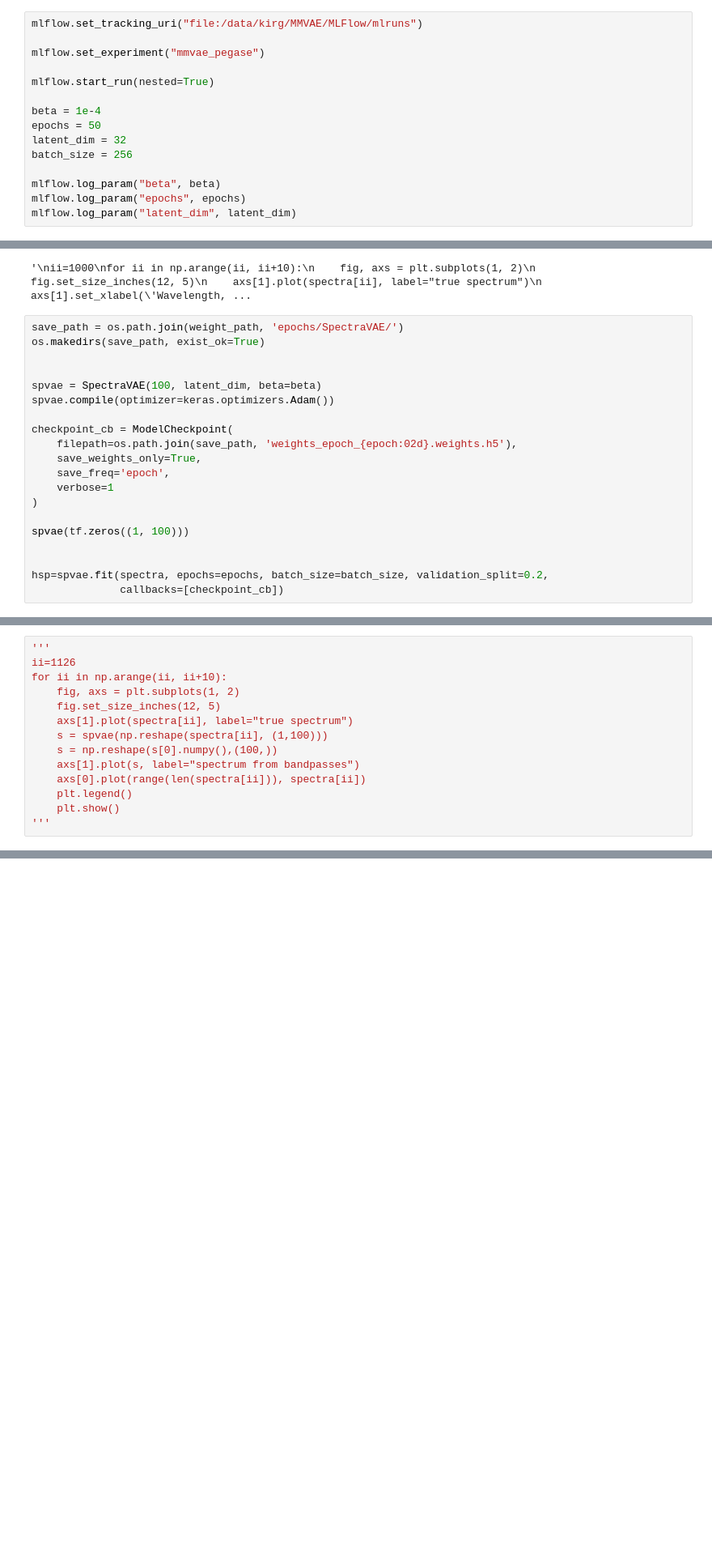
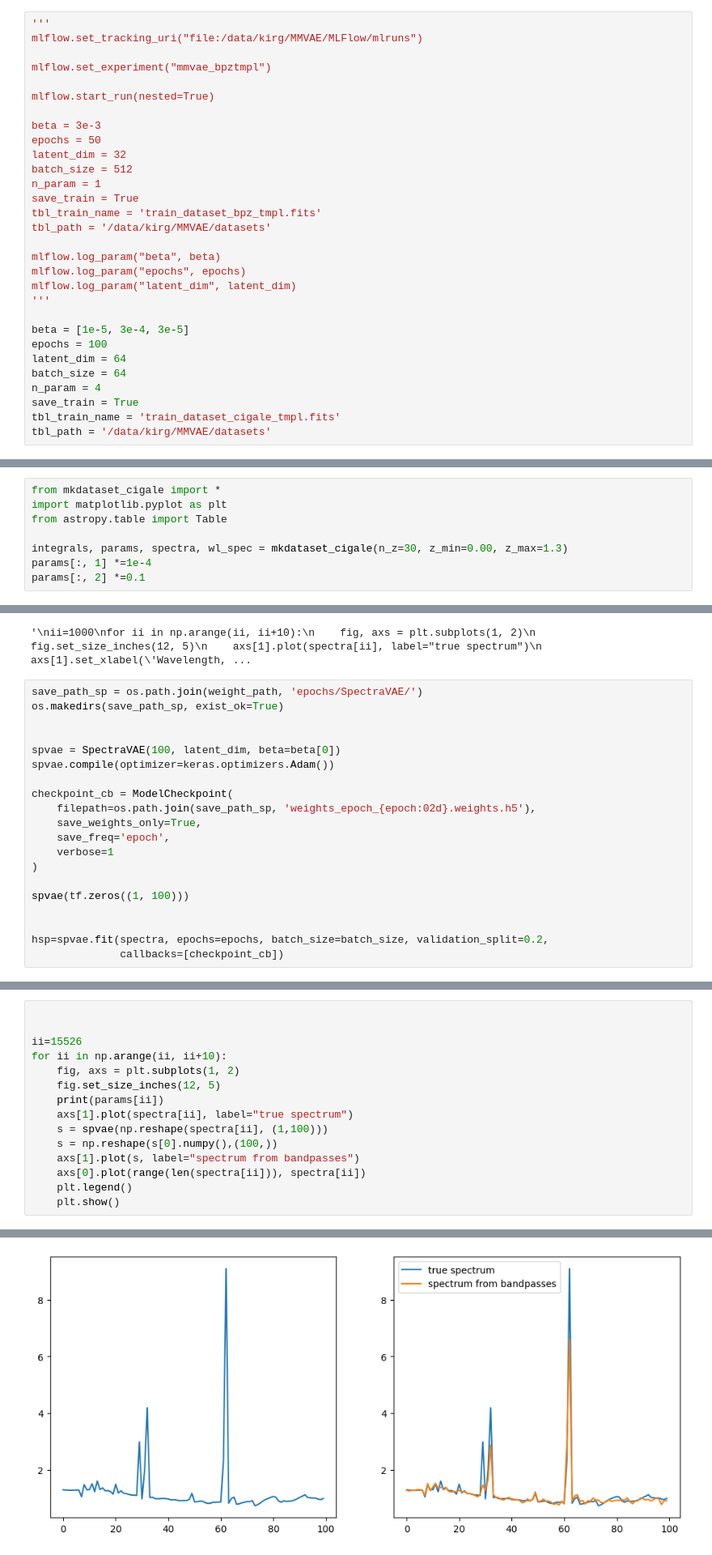
Before and after one commit to astrodeepnet/vae_mpoe, a Jupyter notebook: VAE_HSC_interp_PEGASE_2_sampling_spectrain.ipynb, the cells around one changed output, grey strips where cells are left out. Shown at 81% size. Cells and saved outputs as stored; diff of their text form; blank space fills up the shorter version.

```diff
--- a/VAE_HSC_interp_PEGASE_2_sampling_spectrain.ipynb
+++ b/VAE_HSC_interp_PEGASE_2_sampling_spectrain.ipynb
@@ -51,15 +54,30 @@ I0000 00:00:1751127801.014610   40977 gpu_device.cc:2019] Created device /device
 # %%
+'''
 mlflow.set_tracking_uri("file:/data/kirg/MMVAE/MLFlow/mlruns")
 
-mlflow.set_experiment("mmvae_pegase")
+mlflow.set_experiment("mmvae_bpztmpl")
 
 mlflow.start_run(nested=True)
 
-beta = 1e-4
+beta = 3e-3
 epochs = 50
 latent_dim = 32
-batch_size = 256
+batch_size = 512
+n_param = 1
+save_train = True
+tbl_train_name = 'train_dataset_bpz_tmpl.fits'
+tbl_path = '/data/kirg/MMVAE/datasets'
 
 mlflow.log_param("beta", beta)
 mlflow.log_param("epochs", epochs)
 mlflow.log_param("latent_dim", latent_dim)
+'''
+
+beta = [1e-5, 3e-4, 3e-5]
+epochs = 100
+latent_dim = 64
+batch_size = 64
+n_param = 4
+save_train = True
+tbl_train_name = 'train_dataset_cigale_tmpl.fits'
+tbl_path = '/data/kirg/MMVAE/datasets'
@@ -105,0 +183,8 @@ spectra /= np.max(spectra, axis=1)[:, None]
+# %%
+from mkdataset_cigale import *
+import matplotlib.pyplot as plt
+from astropy.table import Table
+
+integrals, params, spectra, wl_spec = mkdataset_cigale(n_z=30, z_min=0.00, z_max=1.3)
+params[:, 1] *=1e-4
+params[:, 2] *=0.1
@@ -121,15 +224,15 @@ for ii in np.arange(ii, ii+10):
 # %% [output]
 '\nii=1000\nfor ii in np.arange(ii, ii+10):\n    fig, axs = plt.subplots(1, 2)\n    fig.set_size_inches(12, 5)\n    axs[1].plot(spectra[ii], label="true spectrum")\n    axs[1].set_xlabel(\'Wavelength, ...
 # %%
-save_path = os.path.join(weight_path, 'epochs/SpectraVAE/')
-os.makedirs(save_path, exist_ok=True)
+save_path_sp = os.path.join(weight_path, 'epochs/SpectraVAE/')
+os.makedirs(save_path_sp, exist_ok=True)
 
 
-spvae = SpectraVAE(100, latent_dim, beta=beta)
+spvae = SpectraVAE(100, latent_dim, beta=beta[0])
 spvae.compile(optimizer=keras.optimizers.Adam())
 
 checkpoint_cb = ModelCheckpoint(
-    filepath=os.path.join(save_path, 'weights_epoch_{epoch:02d}.weights.h5'),
+    filepath=os.path.join(save_path_sp, 'weights_epoch_{epoch:02d}.weights.h5'),
     save_weights_only=True,
     save_freq='epoch',
     verbose=1
@@ -168,9 +290,11 @@ Epoch 50: saving model to /data/kirg/MMVAE/epochs/SpectraVAE/weights_epoch_50.we
 # %%
-'''
-ii=1126
+
+
+ii=15526
 for ii in np.arange(ii, ii+10):
     fig, axs = plt.subplots(1, 2)
     fig.set_size_inches(12, 5)
+    print(params[ii])
     axs[1].plot(spectra[ii], label="true spectrum")
     s = spvae(np.reshape(spectra[ii], (1,100)))
     s = np.reshape(s[0].numpy(),(100,))
@@ -178,4 +302,4 @@ for ii in np.arange(ii, ii+10):
     axs[0].plot(range(len(spectra[ii])), spectra[ii])
     plt.legend()
     plt.show()
-'''
+# %% [output]
@@ -181,0 +307 @@ for ii in np.arange(ii, ii+10):
+[figure, added]
```
Also changed, not shown: parts of 31 cells of this notebook, 2 other files.
